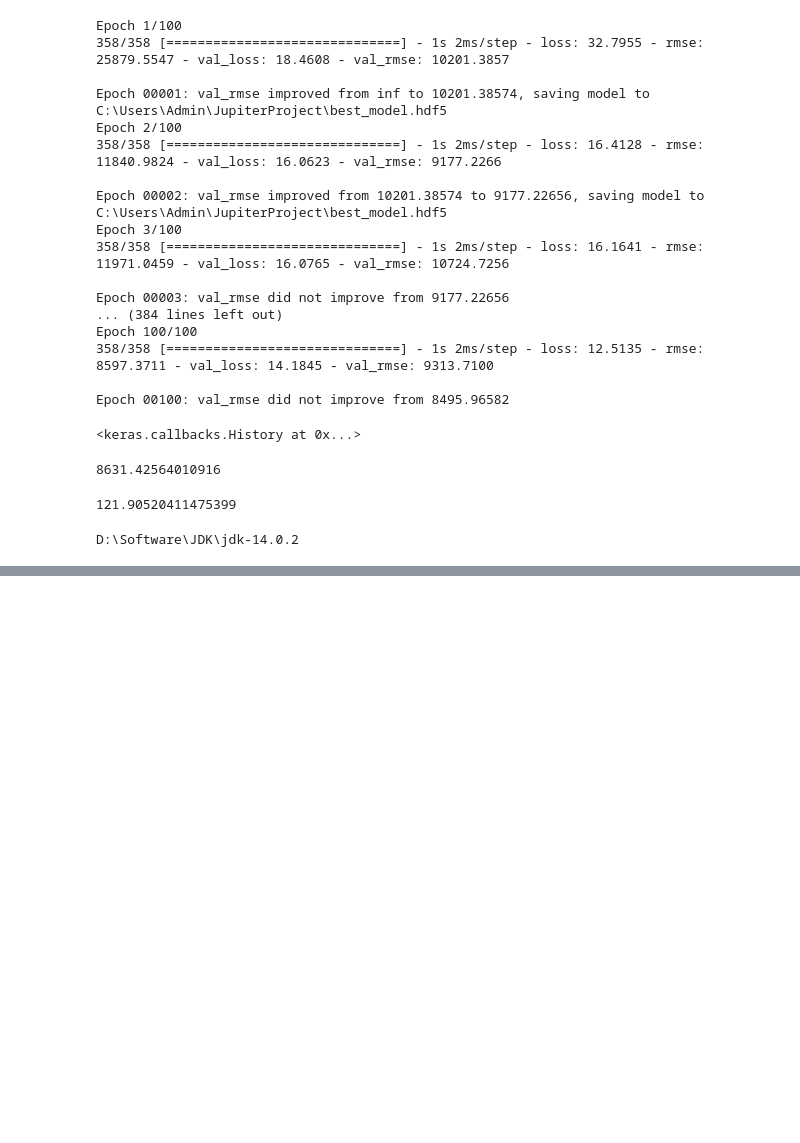
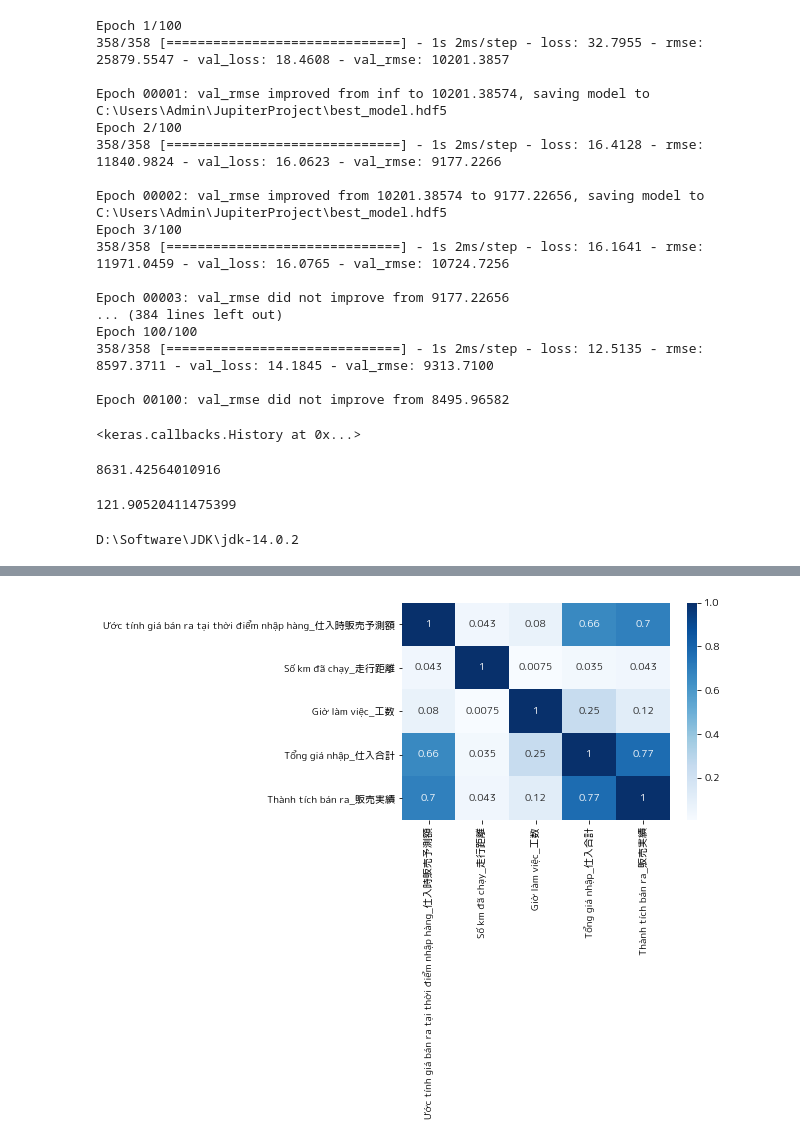
Before and after one commit to vutuanlinh2661998/KAIHO, a Jupyter notebook: Kaiho_Feature Engineering .ipynb, the cells around one changed output, grey strips where cells are left out. Cells and saved outputs as stored; diff of their text form; code cells hidden in the pictures; blank space fills up the shorter version.

```diff
--- a/Kaiho_Feature Engineering .ipynb
+++ b/Kaiho_Feature Engineering .ipynb
@@ -819,3 +836,8 @@ test
 # %%
 test = vstack(test)
 test
+# %%
+sns.heatmap(df_num[['Ước tính giá bán ra tại thời điểm nhập hàng_仕入時販売予測額','Số km đã chạy_走行距離','Giờ làm việc_工数','Tổng giá nhập_仕入合計','Thành tích bán ra_販売実績']].corr(), cmap='Blues', annot=True)
+plt.show()
+# %% [output]
+[figure, added]
```
Also changed, not shown: parts of 5 cells of this notebook.
